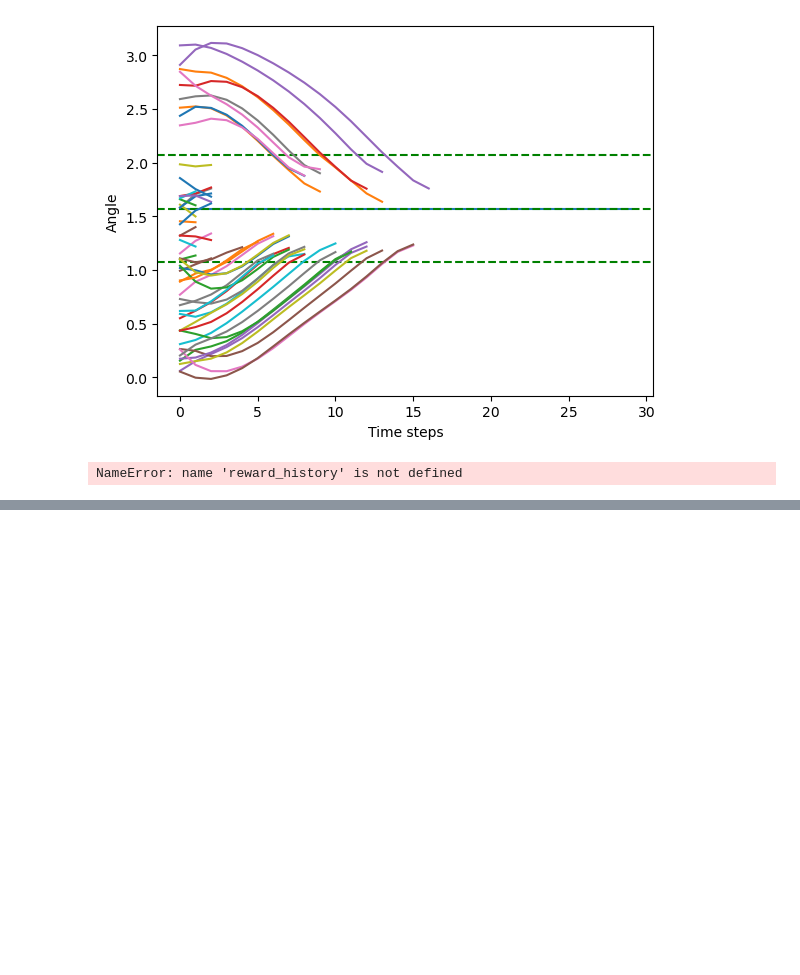
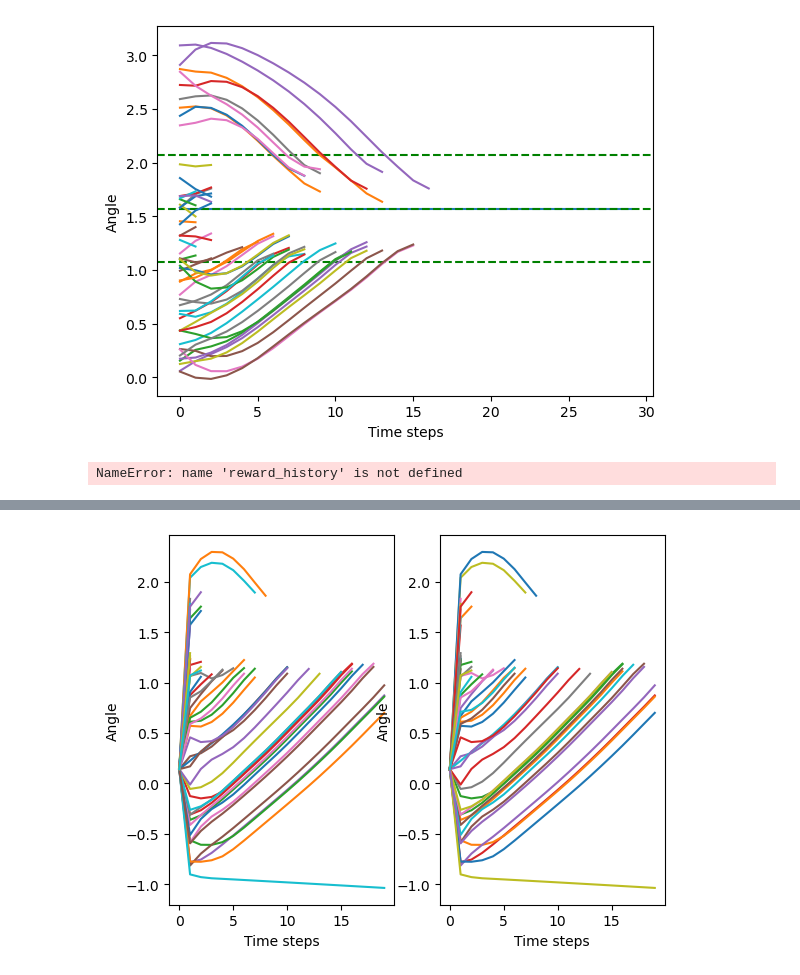
Before and after one commit to ShixiongJiang/attack_nnController, a Jupyter notebook: no_deadline_avoid_sac_ASAP_k.ipynb, the cells around one changed output, grey strips where cells are left out. Cells and saved outputs as stored; diff of their text form; code cells hidden in the pictures; blank space fills up the shorter version.

```diff
--- a/no_deadline_avoid_sac_ASAP_k.ipynb
+++ b/no_deadline_avoid_sac_ASAP_k.ipynb
@@ -1029,0 +1694,27 @@ plt.show()
+# %%
+label = ['white', 'grey', 'black', 'clean']
+black = []
+white = []
+grey = []
+clean = []
+for i in range(100):
+    black.append(sum(black_obs_dists_list[i]) / len(black_obs_dists_list[i]))
+    white.append(sum(white_obs_dists_list[i]) / len(white_obs_dists_list[i]))
+    grey.append(sum(grey_obs_dists_list[i]) / len(grey_obs_dists_list[i]))
+    clean.append(sum(clean_obs_dists_list[i]) / len(clean_obs_dists_list[i]))
+#     black.append(min(black_obs_dists_list[i]) )
+#     white.append(min(white_obs_dists_list[i]))
+#     grey.append(min(grey_obs_dists_list[i]))
+#     clean.append(min(clean_obs_dists_list[i]))
+data = [white, grey, black, clean]
+ax = plt.boxplot(data)
+plt.ylim((-1, 8))
+plt.axhline(y=0.2, color='g', linestyle='--')
+plt.axhline(y=0, color='g', linestyle='--')
+plt.plot()
+plt.xlabel('Attacker knowledge')
+plt.ylabel('Average distance to unsafe', fontsize = 15)
+# plt.title('Average distance to unsafe')
+plt.xticks([1, 2, 3, 4], label)
+# plt.legend([ax["boxes"][0], ax["boxes"][1]], ['white', 'grey'], loc='upper right')
+# plt.show()
@@ -1029,0 +1820,17 @@ plt.show()
+# %%
+plt.subplot(1,2,1)
+for i in range(50):
+    plt.plot(dims0[i])
+plt.plot()
+plt.xlabel('Time steps')
+plt.ylabel('Angle')
+# plt.show()
+plt.subplot(1,2,2)
+for i in range(50):
+    plt.plot(surro_dims0[i])
+plt.plot()
+plt.xlabel('Time steps')
+plt.ylabel('Angle')
+plt.show()
+# %% [output]
+[figure, added]
```
Also changed, not shown: parts of 26 cells of this notebook, 1 other file.
